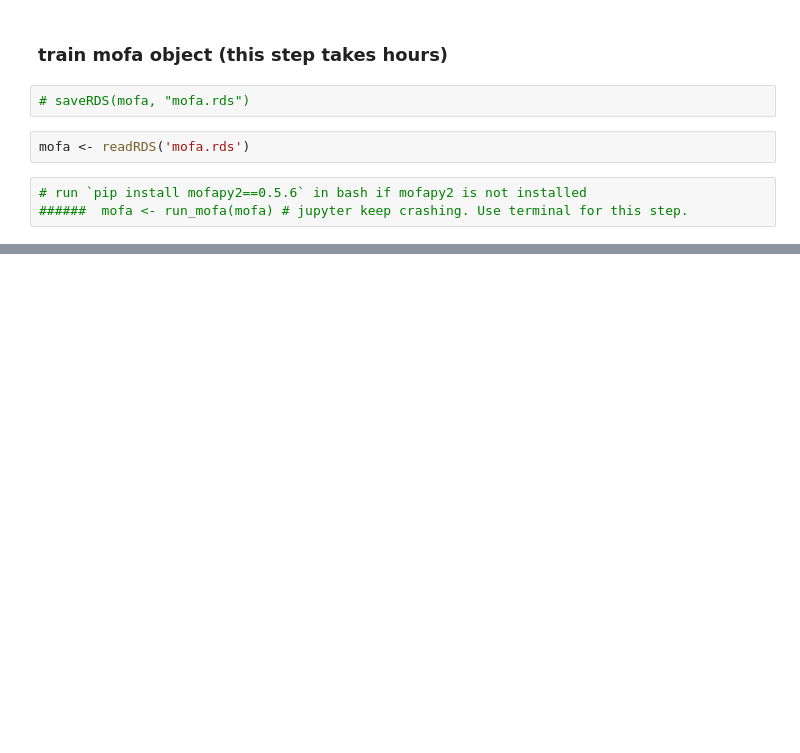
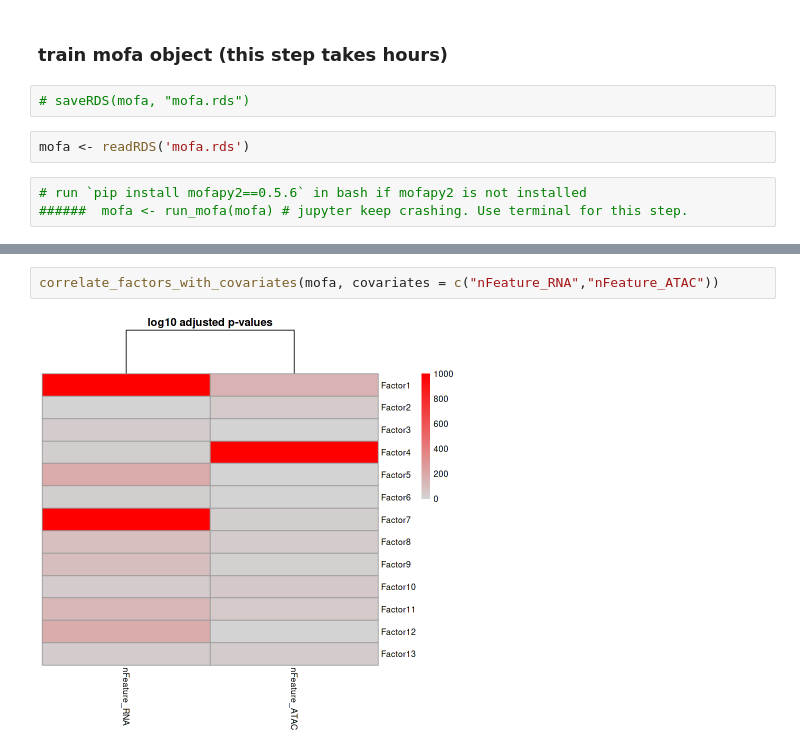
Before and after one commit to jonasjonker/Integrated-Bioinformatics-Project, a Jupyter notebook: notebooks/mofa-vignette.ipynb, the cells around one changed output, grey strips where cells are left out. Cells and saved outputs as stored; diff of their text form; blank space fills up the shorter version.

```diff
--- a/notebooks/mofa-vignette.ipynb
+++ b/notebooks/mofa-vignette.ipynb
@@ -449,0 +514,4 @@ mofa <- readRDS('mofa.rds')
+# %%
+correlate_factors_with_covariates(mofa, covariates = c("nFeature_RNA","nFeature_ATAC"))
+# %% [output]
+[figure, added]
```
Also changed, not shown: parts of 76 cells of this notebook.
